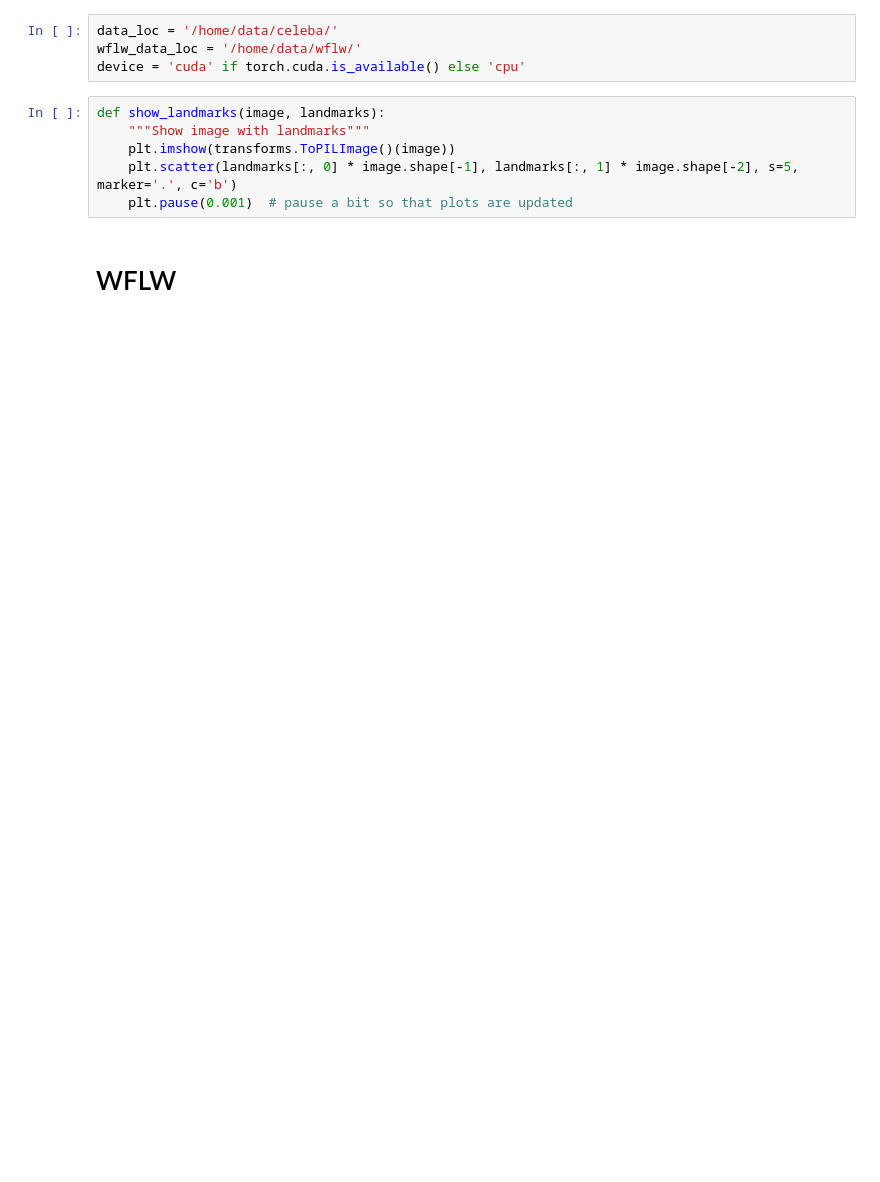
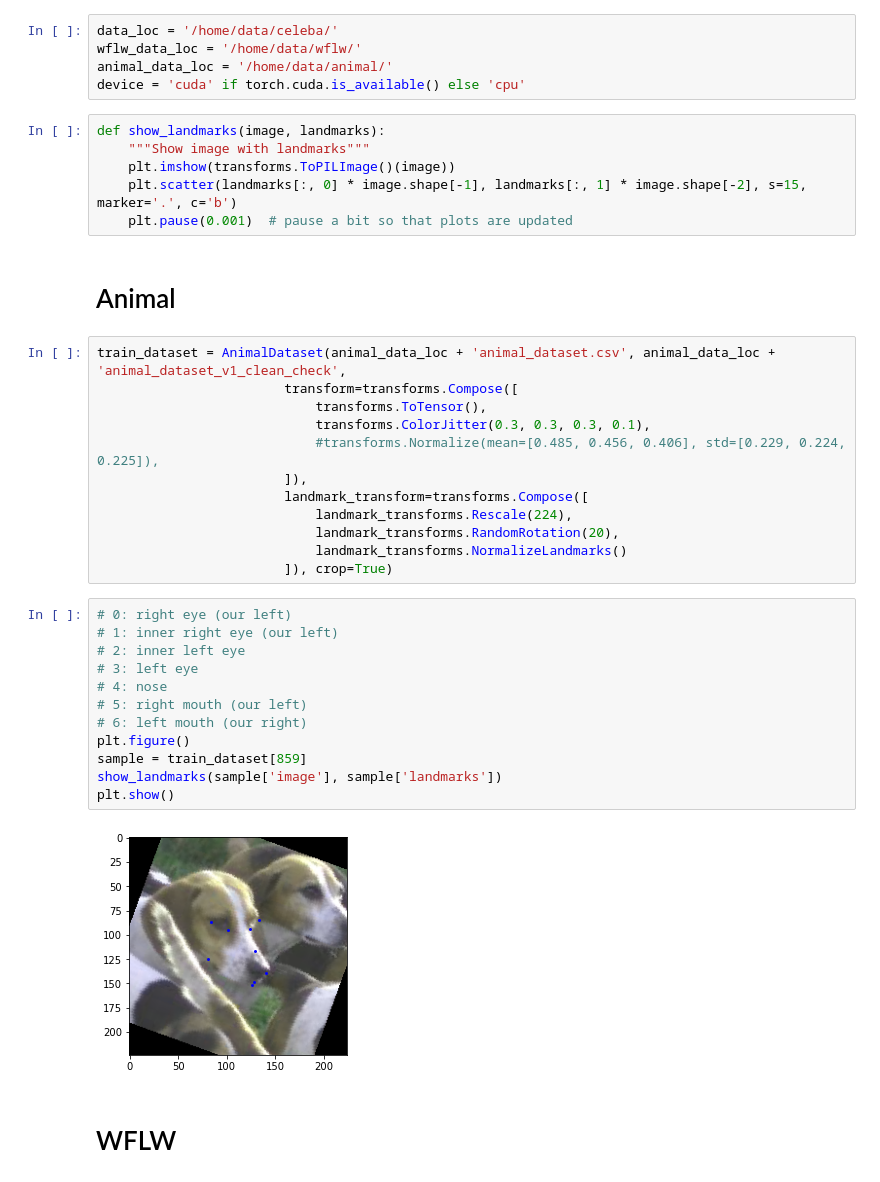
Before and after one commit to erikrozi/facial_landmark_debiasing, a Jupyter notebook: notebooks/Model Loading.ipynb, the cells around one changed output. Cells and saved outputs as stored; diff of their text form; blank space fills up the shorter version.

Commit message:
Added animal dataset

```diff
--- a/notebooks/Model Loading.ipynb
+++ b/notebooks/Model Loading.ipynb
@@ -20,13 +20,42 @@ from torch.utils.tensorboard import SummaryWriter
 # %%
 data_loc = '/home/data/celeba/'
 wflw_data_loc = '/home/data/wflw/'
+animal_data_loc = '/home/data/animal/'
 device = 'cuda' if torch.cuda.is_available() else 'cpu'
 # %%
 def show_landmarks(image, landmarks):
     """Show image with landmarks"""
     plt.imshow(transforms.ToPILImage()(image))
-    plt.scatter(landmarks[:, 0] * image.shape[-1], landmarks[:, 1] * image.shape[-2], s=5, marker='.', c='b')
+    plt.scatter(landmarks[:, 0] * image.shape[-1], landmarks[:, 1] * image.shape[-2], s=15, marker='.', c='b')
     plt.pause(0.001)  # pause a bit so that plots are updated
+# %% [markdown]
+# Animal
+# %%
+train_dataset = AnimalDataset(animal_data_loc + 'animal_dataset.csv', animal_data_loc + 'animal_dataset_v1_clean_check',
+                        transform=transforms.Compose([
+                            transforms.ToTensor(),
+                            transforms.ColorJitter(0.3, 0.3, 0.3, 0.1),
+                            #transforms.Normalize(mean=[0.485, 0.456, 0.406], std=[0.229, 0.224, 0.225]),
+                        ]),
+                        landmark_transform=transforms.Compose([
+                            landmark_transforms.Rescale(224),
+                            landmark_transforms.RandomRotation(20),
+                            landmark_transforms.NormalizeLandmarks()
+                        ]), crop=True)
+# %%
+# 0: right eye (our left)
+# 1: inner right eye (our left)
+# 2: inner left eye
+# 3: left eye
+# 4: nose
+# 5: right mouth (our left)
+# 6: left mouth (our right)
+plt.figure()
+sample = train_dataset[859]
+show_landmarks(sample['image'], sample['landmarks'])
+plt.show()
+# %% [output]
+[figure, added]
 # %% [markdown]
 # WFLW
 # %%
```
Also changed, not shown: parts of 3 cells of this notebook, 4 other files.
